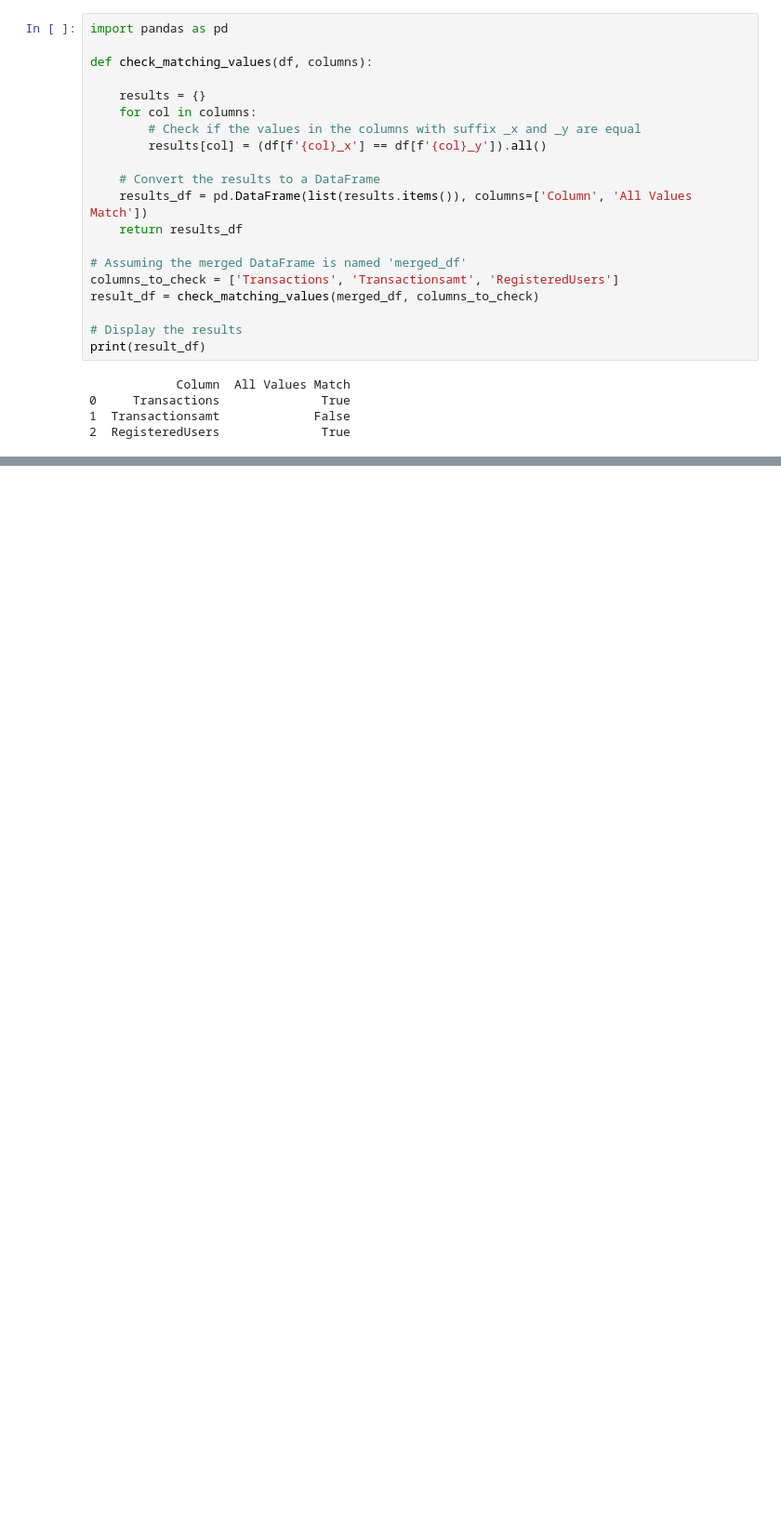
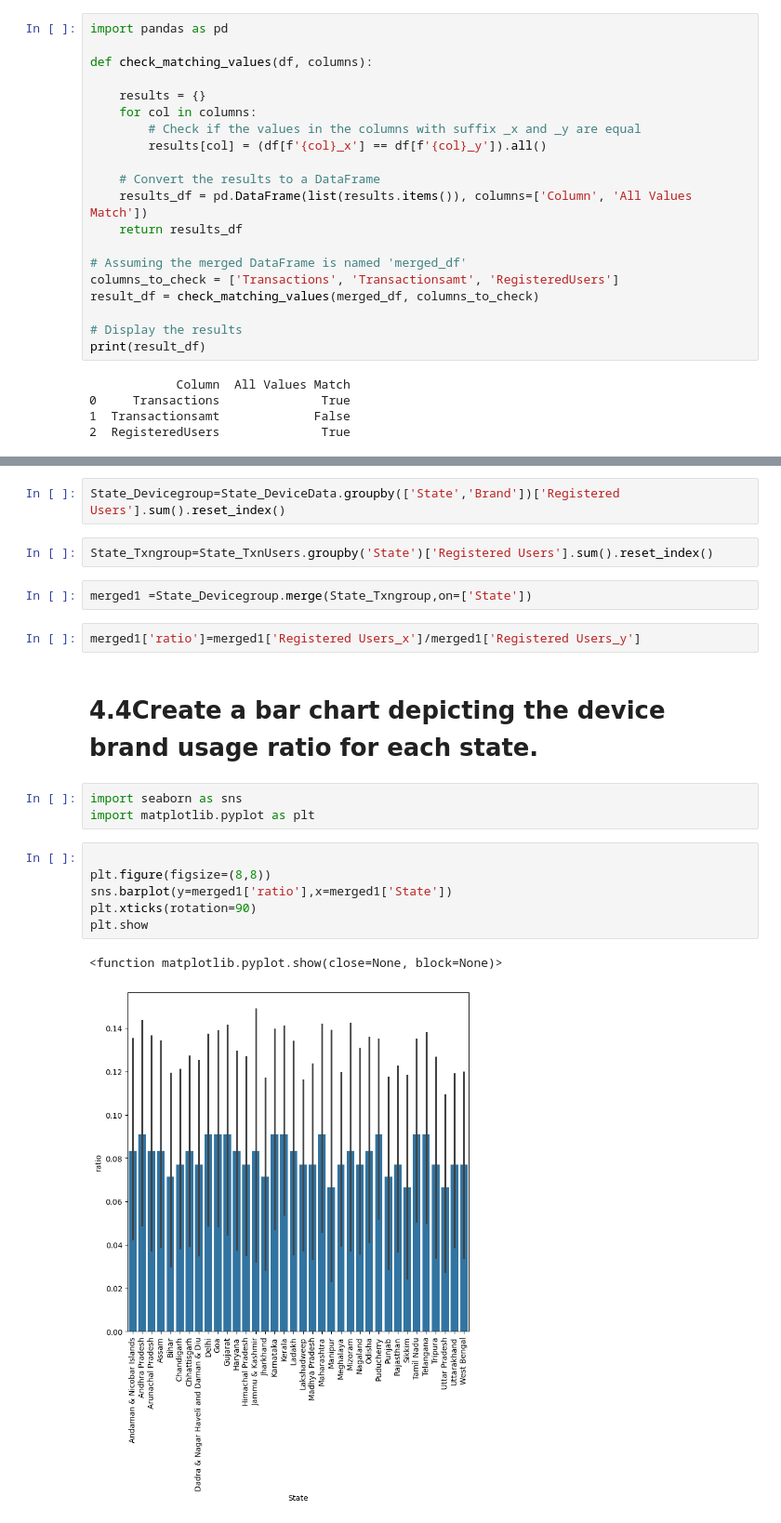
Before and after one commit to Aakash-data/PhonePe-Digital-Payments, a Jupyter notebook: Phonepay.ipynb, the cells around one changed output, grey strips where cells are left out. Shown at 93% size. Drawn from its saved outputs; the diff is of its cells as text; blank space fills up the shorter version.

```diff
--- a/Phonepay.ipynb
+++ b/Phonepay.ipynb
@@ -789,0 +920,22 @@ print(result_df)
+# %%
+State_Devicegroup=State_DeviceData.groupby(['State','Brand'])['Registered Users'].sum().reset_index()
+# %%
+State_Txngroup=State_TxnUsers.groupby('State')['Registered Users'].sum().reset_index()
+# %%
+merged1 =State_Devicegroup.merge(State_Txngroup,on=['State'])
+# %%
+merged1['ratio']=merged1['Registered Users_x']/merged1['Registered Users_y']
+# %% [markdown]
+# 4.4Create a bar chart depicting the device brand usage ratio for each state.
+# %%
+import seaborn as sns
+import matplotlib.pyplot as plt
+# %%
+
+plt.figure(figsize=(8,8))
+sns.barplot(y=merged1['ratio'],x=merged1['State'])
+plt.xticks(rotation=90)
+plt.show
+# %% [output]
+<function matplotlib.pyplot.show(close=None, block=None)>
+[figure, added]
```
Also changed, not shown: parts of 45 cells of this notebook.
